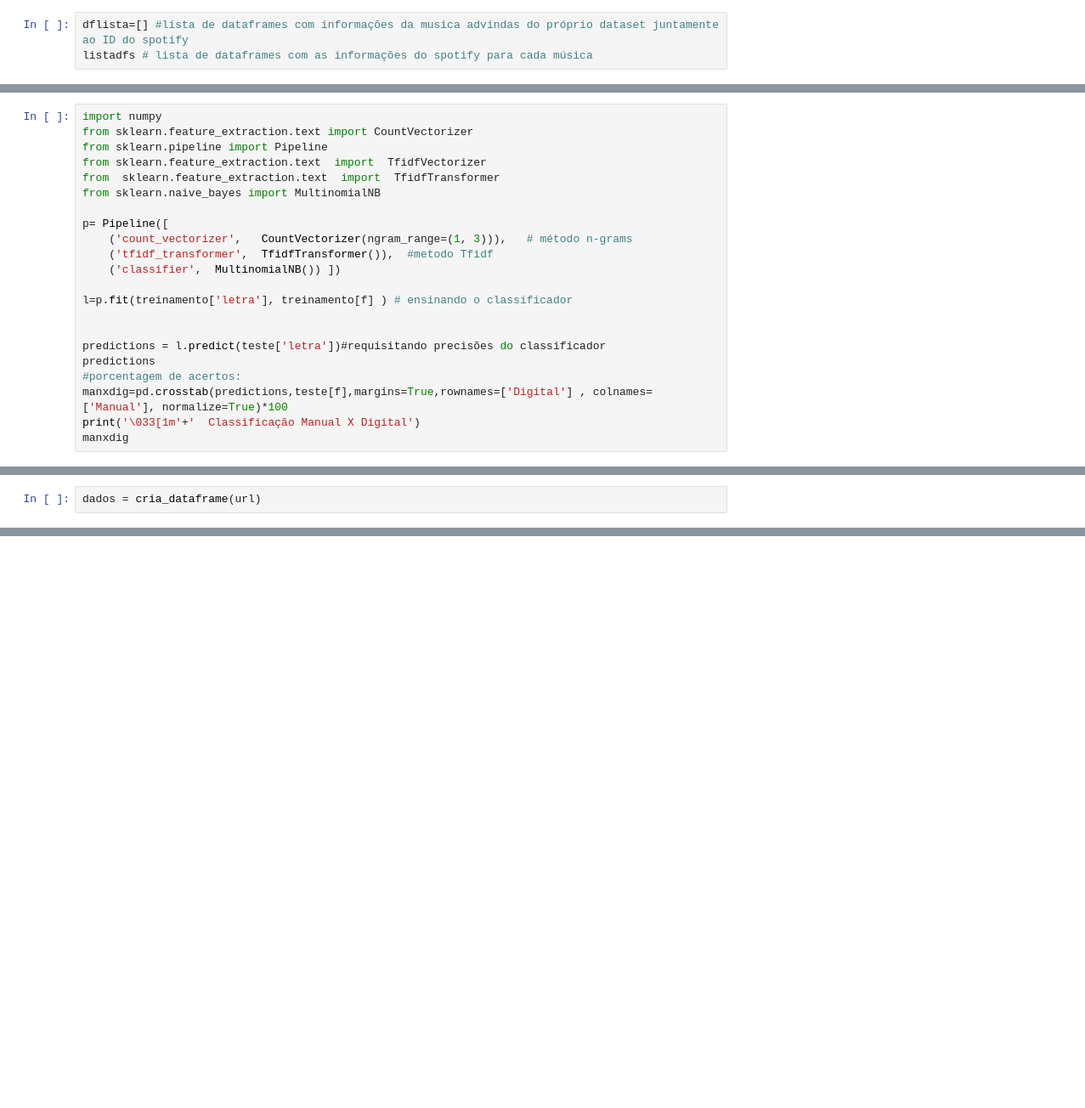
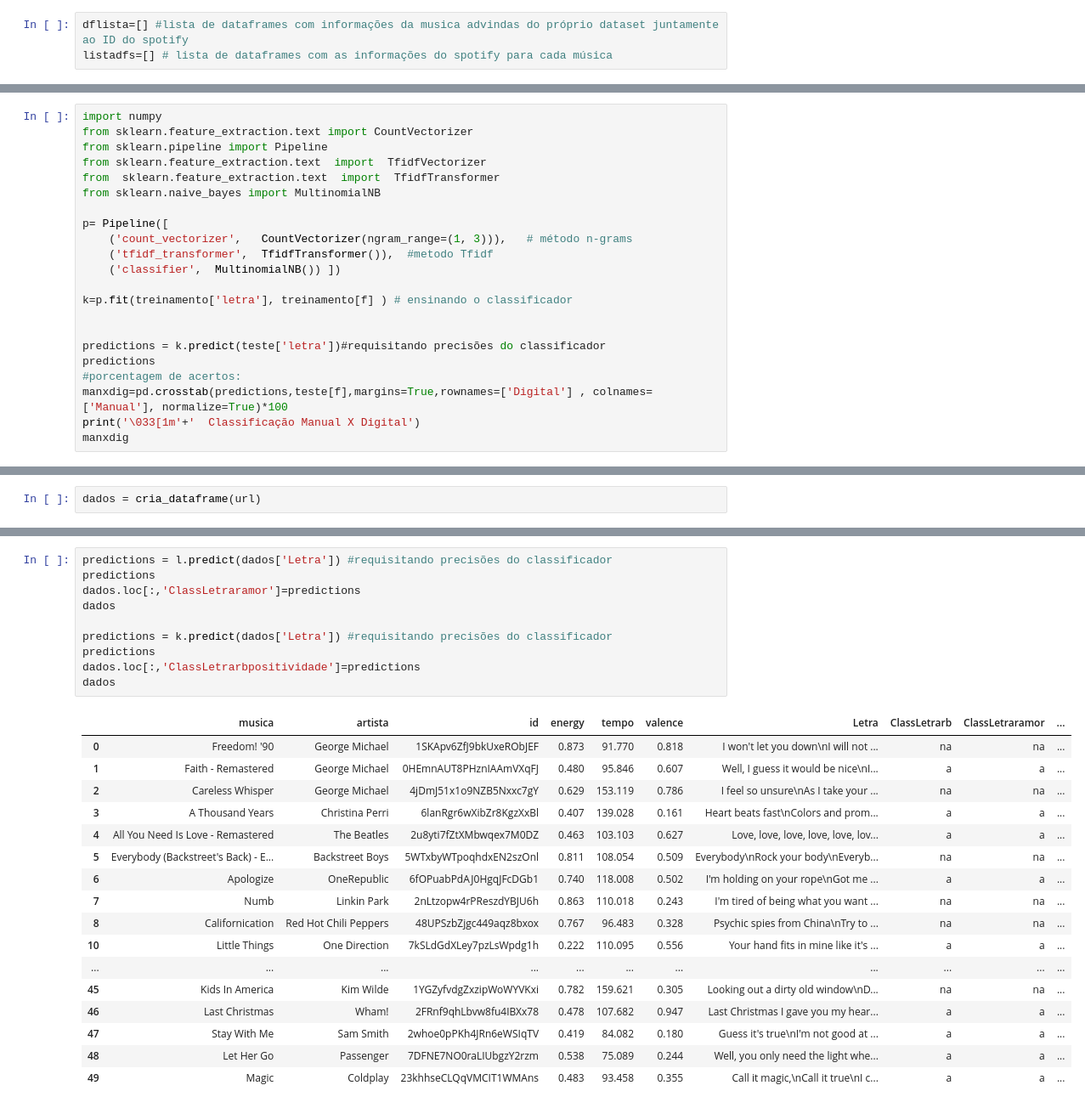
Before and after one commit to AnaBBHenriques/Ciencia_dos_dados, a Jupyter notebook: Projeto3/Sugestão Spotify-Copy2.ipynb, the cells around one changed output, grey strips where cells are left out. Shown at 85% size. Drawn from its saved outputs; the diff is of its cells as text; blank space fills up the shorter version.

```diff
--- a/Projeto3/Sugestão Spotify-Copy2.ipynb
+++ b/Projeto3/Sugestão Spotify-Copy2.ipynb
@@ -23,6 +43,6 @@ df3 = pd.read_csv('misturadas.csv') #Dataset
 # %%
 dflista=[] #lista de dataframes com informações da musica advindas do próprio dataset juntamente ao ID do spotify
-listadfs # lista de dataframes com as informações do spotify para cada música
+listadfs=[] # lista de dataframes com as informações do spotify para cada música
 # %%
 # Achar os Ids do spotify de 2000 músicas do dataset para depois obter os parâmetros 'energy','tempo'e 'valence',
 
@@ -517,10 +539,10 @@ p= Pipeline([
     ('tfidf_transformer',  TfidfTransformer()),  #metodo Tfidf
     ('classifier',  MultinomialNB()) ])
 
-l=p.fit(treinamento['letra'], treinamento[f] ) # ensinando o classificador
+k=p.fit(treinamento['letra'], treinamento[f] ) # ensinando o classificador
 
 
-predictions = l.predict(teste['letra'])#requisitando precisões do classificador
+predictions = k.predict(teste['letra'])#requisitando precisões do classificador
 predictions
 #porcentagem de acertos:
 manxdig=pd.crosstab(predictions,teste[f],margins=True,rownames=['Digital'] , colnames=['Manual'], normalize=True)*100
@@ -707,0 +792,28 @@ dados
+# %%
+predictions = l.predict(dados['Letra']) #requisitando precisões do classificador
+predictions
+dados.loc[:,'ClassLetraramor']=predictions
+dados
+
+predictions = k.predict(dados['Letra']) #requisitando precisões do classificador
+predictions
+dados.loc[:,'ClassLetrarbpositividade']=predictions
+dados
+# %% [output]
+|  | musica | artista | id | energy | tempo | valence | Letra | ClassLetrarb | ClassLetraramor | ... |
+| 0 | Freedom! '90 | George Michael | 1SKApv6ZfJ9bkUxeRObJEF | 0.873 | 91.770 | 0.818 | I won't let you down\nI will not ... | na | na | ... |
+| 1 | Faith - Remastered | George Michael | 0HEmnAUT8PHznIAAmVXqFJ | 0.480 | 95.846 | 0.607 | Well, I guess it would be nice\nI... | a | a | ... |
+| 2 | Careless Whisper | George Michael | 4jDmJ51x1o9NZB5Nxxc7gY | 0.629 | 153.119 | 0.786 | I feel so unsure\nAs I take your ... | na | na | ... |
+| 3 | A Thousand Years | Christina Perri | 6lanRgr6wXibZr8KgzXxBl | 0.407 | 139.028 | 0.161 | Heart beats fast\nColors and prom... | a | a | ... |
+| 4 | All You Need Is Love - Remastered | The Beatles | 2u8yti7fZtXMbwqex7M0DZ | 0.463 | 103.103 | 0.627 | Love, love, love, love, love, lov... | a | a | ... |
+| 5 | Everybody (Backstreet's Back) - E... | Backstreet Boys | 5WTxbyWTpoqhdxEN2szOnl | 0.811 | 108.054 | 0.509 | Everybody\nRock your body\nEveryb... | na | na | ... |
+| 6 | Apologize | OneRepublic | 6fOPuabPdAJ0HgqJFcDGb1 | 0.740 | 118.008 | 0.502 | I'm holding on your rope\nGot me ... | a | a | ... |
+| 7 | Numb | Linkin Park | 2nLtzopw4rPReszdYBJU6h | 0.863 | 110.018 | 0.243 | I'm tired of being what you want ... | na | na | ... |
+| 8 | Californication | Red Hot Chili Peppers | 48UPSzbZjgc449aqz8bxox | 0.767 | 96.483 | 0.328 | Psychic spies from China\nTry to ... | na | na | ... |
+| 10 | Little Things | One Direction | 7kSLdGdXLey7pzLsWpdg1h | 0.222 | 110.095 | 0.556 | Your hand fits in mine like it's ... | a | a | ... |
+| ... | ... | ... | ... | ... | ... | ... | ... | ... | ... | ... |
+| 45 | Kids In America | Kim Wilde | 1YGZyfvdgZxzipWoWYVKxi | 0.782 | 159.621 | 0.305 | Looking out a dirty old window\nD... | na | na | ... |
+| 46 | Last Christmas | Wham! | 2FRnf9qhLbvw8fu4IBXx78 | 0.478 | 107.682 | 0.947 | Last Christmas I gave you my hear... | a | a | ... |
+| 47 | Stay With Me | Sam Smith | 2whoe0pPKh4JRn6eWSIqTV | 0.419 | 84.082 | 0.180 | Guess it's true\nI'm not good at ... | a | a | ... |
+| 48 | Let Her Go | Passenger | 7DFNE7NO0raLIUbgzY2rzm | 0.538 | 75.089 | 0.244 | Well, you only need the light whe... | a | a | ... |
+| 49 | Magic | Coldplay | 23khhseCLQqVMCIT1WMAns | 0.483 | 93.458 | 0.355 | Call it magic,\nCall it true\nI c... | a | a | ... |
```
Also changed, not shown: parts of 13 cells of this notebook.
